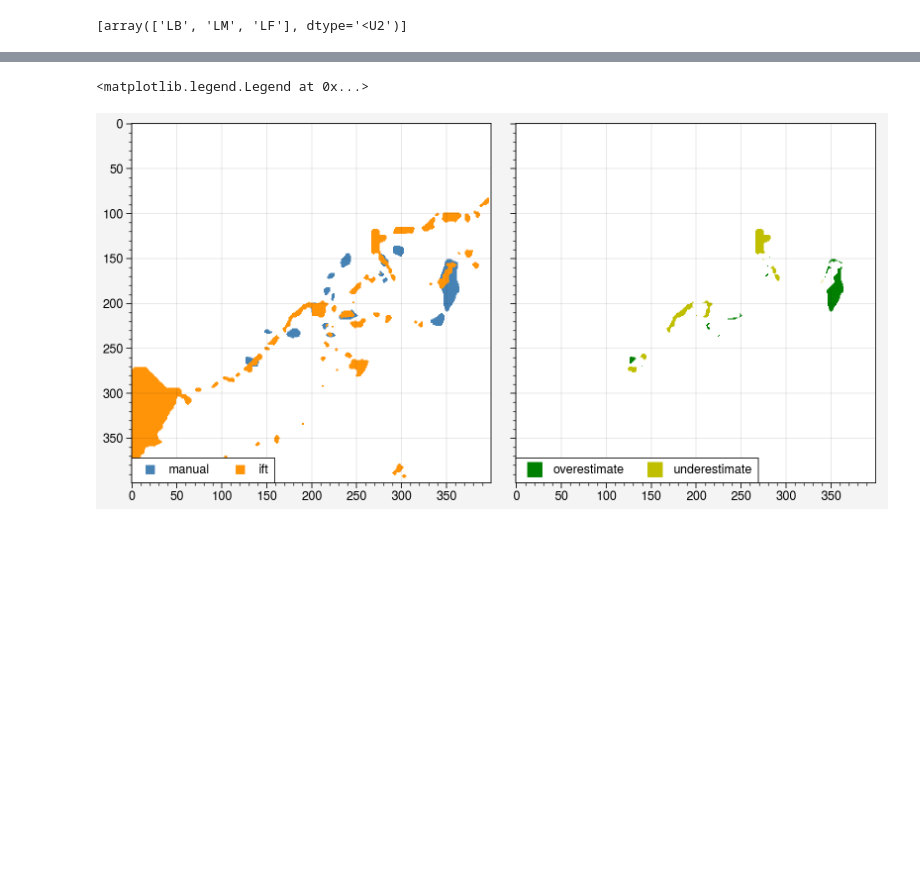
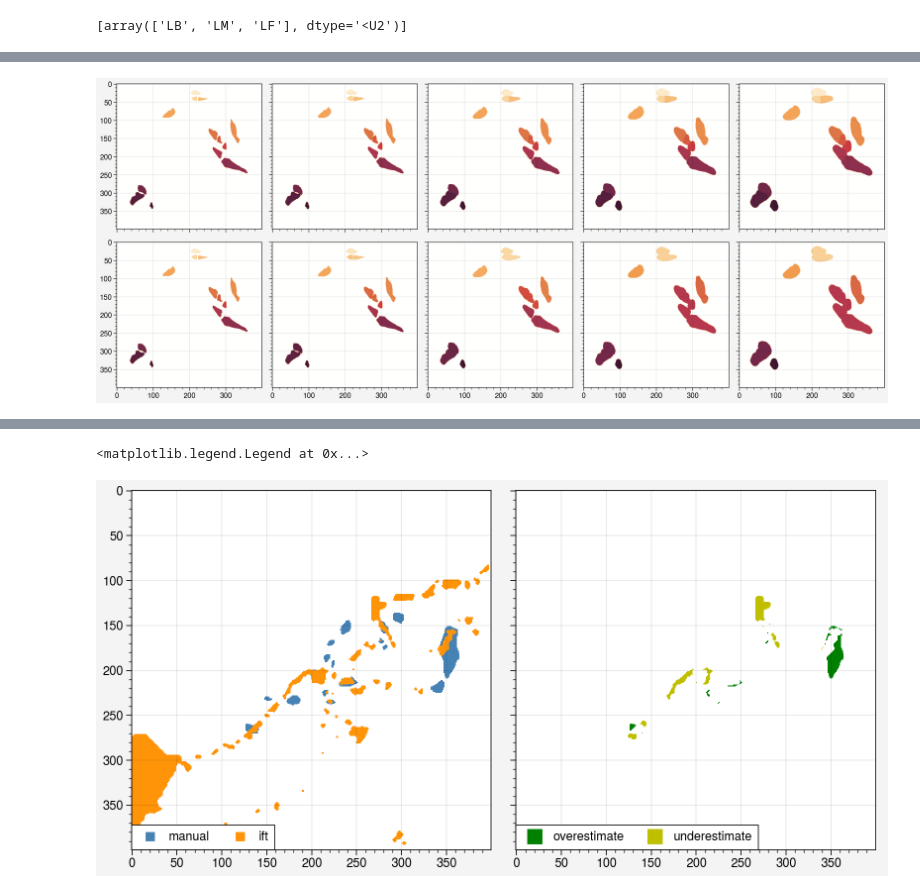
Before and after one commit to danielmwatkins/eval_seg, a Jupyter notebook: notebooks/segmentation_evaluation.ipynb, the cells around one changed output, grey strips where cells are left out. Cells and saved outputs as stored; diff of their text form; code cells hidden in the pictures; blank space fills up the shorter version.

```diff
--- a/notebooks/segmentation_evaluation.ipynb
+++ b/notebooks/segmentation_evaluation.ipynb
@@ -37,7 +37,7 @@ TBD: Save the segmented images in a format that can be read in here. GeoTiff lab
 # df = pd.concat([pd.read_csv('../data/validation_tables/' + f) for f in os.listdir('../data/validation_tables/') if '.csv' in f])
 df = pd.read_csv('../data/metadata/merged_validation_table.csv', parse_dates=['start_date'], index_col=0)
 
-df['case_number'] = [str(cn).zfill(3) for cn in df['case_number']]
+df['case_number'] = [str(cn).zfill(3) for cn in df.index]
 df['start_date'] = pd.to_datetime(df['start_date'].values)
 df.index = [cn + '_' + sat for cn, sat in zip(df.case_number, df.satellite)]
 
@@ -277,0 +271,37 @@ fig.legend(loc='b', ncols=2, alpha=0.9)
+# %%
+import skimage
+# test: single case.
+case = '100_aqua'
+
+# ground truth image
+gt_unlabeled = lb_images[case][0,:,:]
+gt_img = skimage.measure.label(lb_images[case][0,:,:])
+
+results_expansion = {}
+results_erode = {}
+results_dilation = {}
+
+expand_no_overlap = {}
+erosion = {}
+dilation = {}
+
+for n in range(1, 10, 2):
+    expand_no_overlap[n] = skimage.segmentation.expand_labels(gt_img, distance=n)
+    erosion[n] = skimage.morphology.erosion(gt_img, skimage.morphology.disk(n))
+    dilation[n] = skimage.measure.label(skimage.morphology.dilation(gt_unlabeled, skimage.morphology.disk(n)))
+
+    results_erode[n] = compute_metrics(gt_img, erosion[n], weighted=False)
+    results_dilation[n] = compute_metrics(gt_img, dilation[n], weighted=False)
+    results_expansion[n] = compute_metrics(gt_img, expand_no_overlap[n], weighted=False)
+# %%
+fig, axs = pplt.subplots(ncols=5, nrows=2)
+axs[0, 0].imshow(gt_img)
+axs[1, 0].imshow(gt_img)
+for ax, n in zip(axs[0, 1:], expand_no_overlap):
+    ax.imshow(expand_no_overlap[n])
+for ax, n in zip(axs[1, 1:], dilation):
+    ax.imshow(dilation[n])
+# for ax, n in zip(axs[1, 1:], erosion):
+#     ax.imshow(erosion[n])
+# %% [output]
+[figure, added]
```
Also changed, not shown: parts of 32 cells of this notebook, 9 other files.
